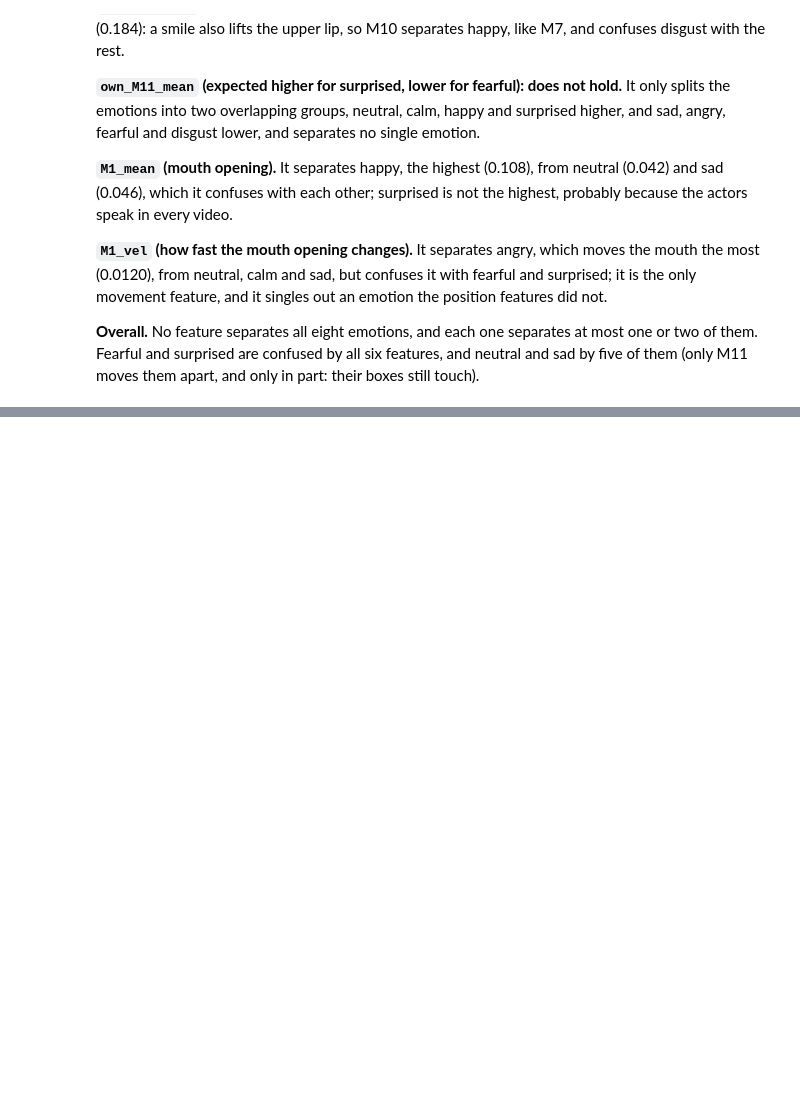
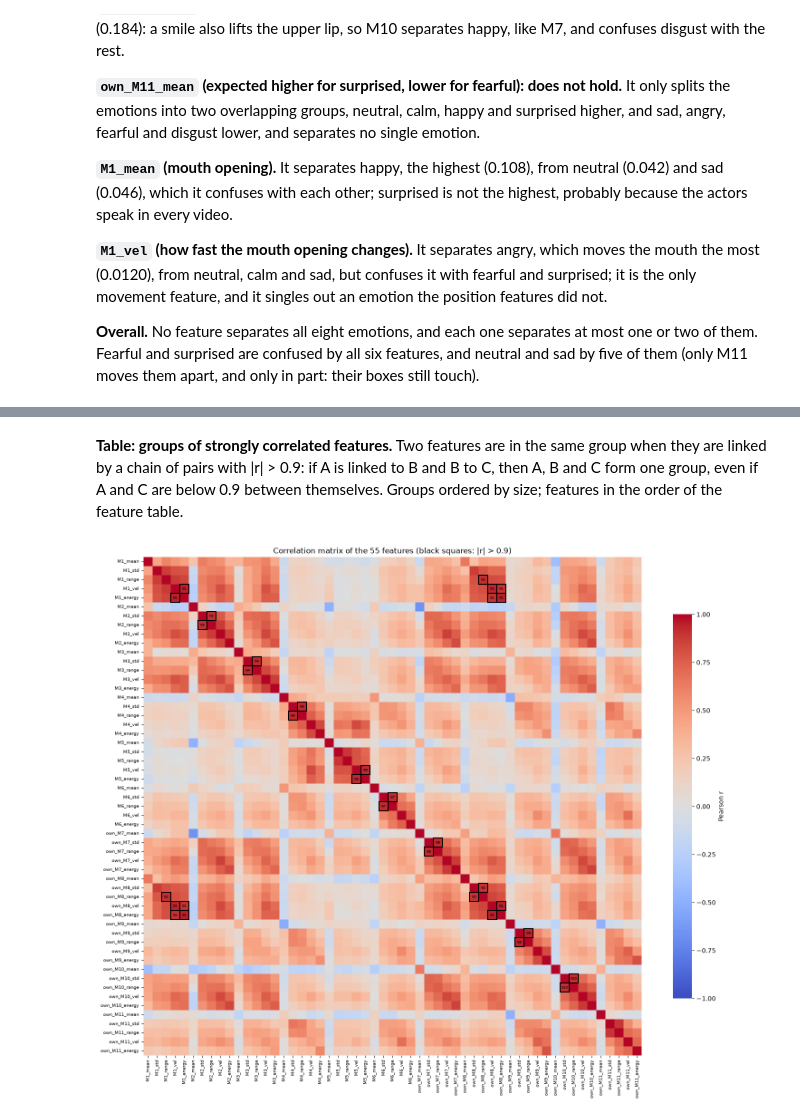
Before and after one commit to migasantunes/Emotion_Recognition, a Jupyter notebook: notebooks/03_features.ipynb, the cells around one changed output, grey strips where cells are left out. Cells and saved outputs as stored; diff of their text form; code cells hidden in the pictures; blank space fills up the shorter version.

```diff
--- a/notebooks/03_features.ipynb
+++ b/notebooks/03_features.ipynb
@@ -233,0 +272,22 @@ We call two emotions **separated** by a feature when their boxes do not overlap,
+# %%
+features_order = list(corr.columns)
+
+groups = []  # each group is a set of features
+for a, b in zip(pairs["feature 1"], pairs["feature 2"]):
+    new = {a, b}
+    touching = [g for g in groups if g & new]  # groups that already have a or b
+    for g in touching:
+        groups.remove(g)
+        new = new | g  # merged into one group
+    groups.append(new)
+
+groups.sort(key=lambda g: (-len(g), min(features_order.index(f) for f in g)))  # largest first, then by position in the table
+
+group_table = pd.DataFrame({
+    "size": [len(g) for g in groups],
+    "features": [", ".join(sorted(g, key=features_order.index)) for g in groups],
+}, index=[f"G{i + 1}" for i in range(len(groups))])
+
+pd.set_option("display.max_colwidth", None)  # show the full list of features
+print(f"{len(groups)} groups with {group_table['size'].sum()} features")
+group_table
@@ -233,0 +307,24 @@ We call two emotions **separated** by a feature when their boxes do not overlap,
+# %% [markdown]
+**Table: groups of strongly correlated features.** Two features are in the same group when they are linked by a chain of pairs with |r| > 0.9: if A is linked to B and B to C, then A, B and C form one group, even if A and C are below 0.9 between themselves. Groups ordered by size; features in the order of the feature table.
+# %%
+position = {feature: i for i, feature in enumerate(corr.columns)}  # row/column of each feature in the matrix
+group_of = {feature: name for name, g in zip(group_table.index, groups) for feature in g}
+
+fig, ax = plt.subplots(figsize=(15, 13))
+sns.heatmap(corr, vmin=-1, vmax=1, center=0, cmap="coolwarm", square=True,
+            xticklabels=True, yticklabels=True, cbar_kws={"label": "Pearson r", "shrink": 0.7}, ax=ax)
+
+for a, b in zip(pairs["feature 1"], pairs["feature 2"]):
+    i, j = position[a], position[b]
+    for row, col in [(i, j), (j, i)]:  # both halves of the matrix
+        ax.add_patch(plt.Rectangle((col, row), 1, 1, fill=False, edgecolor="black", linewidth=1.5))
+        ax.text(col + 0.5, row + 0.5, group_of[a], ha="center", va="center", fontsize=5)
+
+ax.tick_params(labelsize=7)
+ax.set_xlabel("")
+ax.set_ylabel("")
+ax.set_title("Correlation matrix of the 55 features (black squares: |r| > 0.9)")
+plt.tight_layout()
+plt.show()
+# %% [output]
+[figure, added]
```
Also changed, not shown: parts of 7 cells of this notebook.
